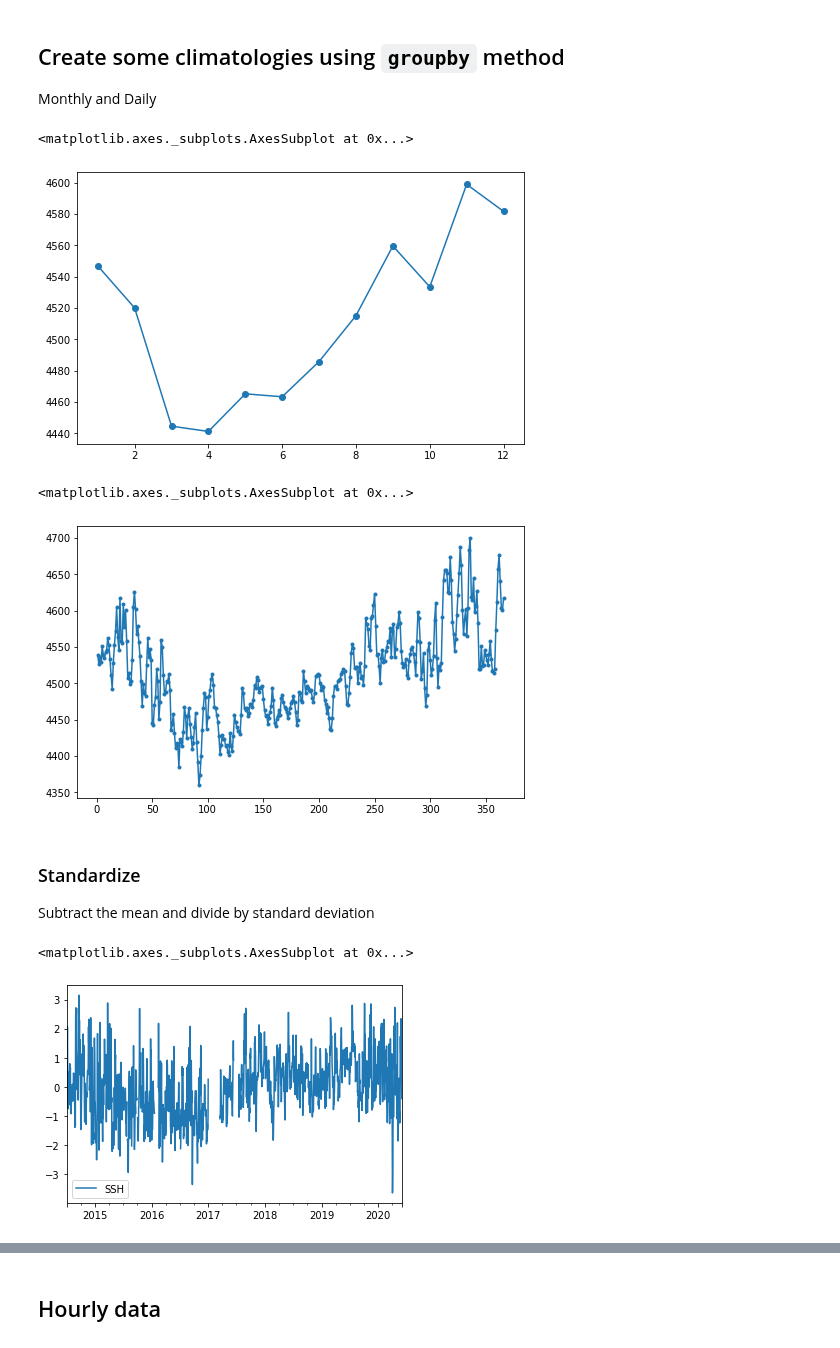
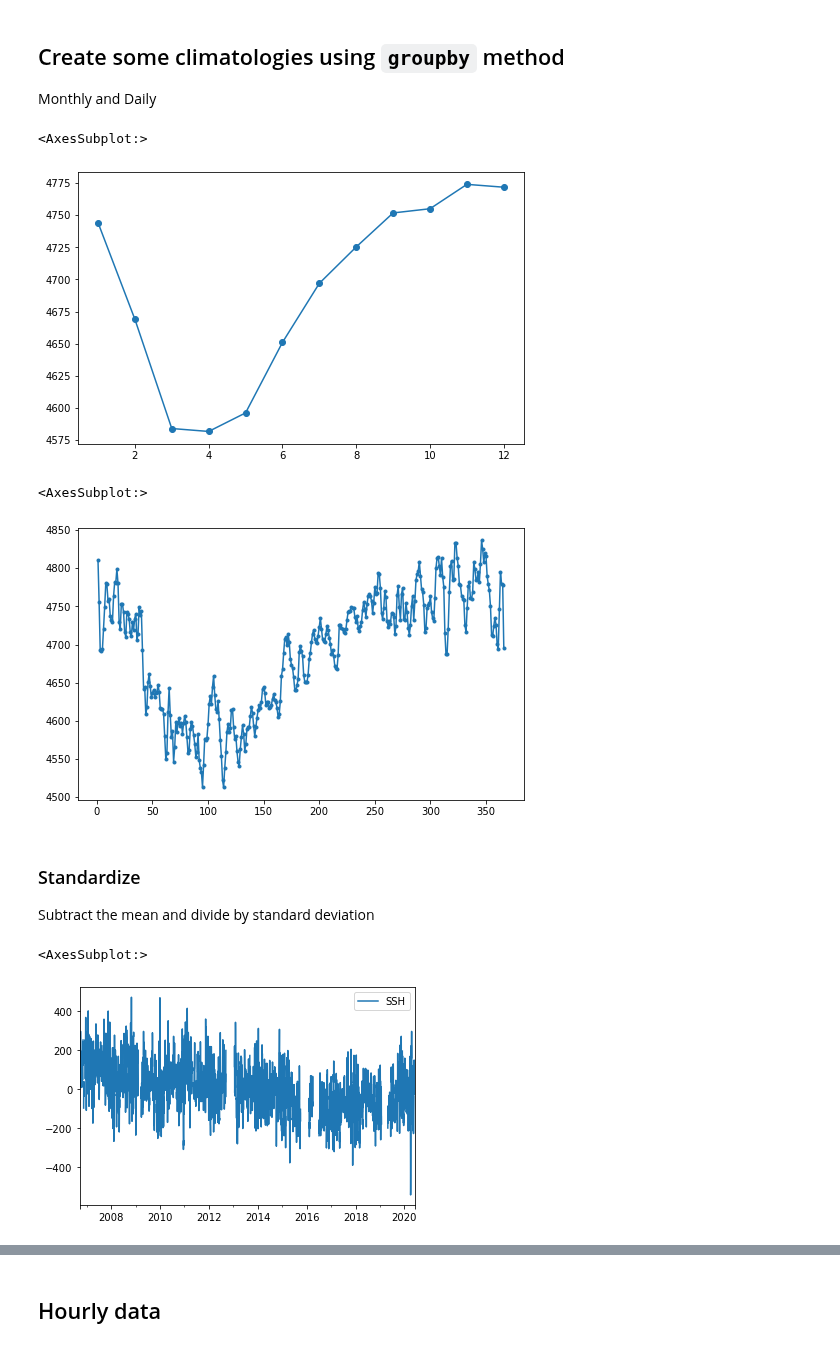
Before and after one commit to ldeo-arctictides/tidegauges-historical, a Jupyter notebook: example_read_psmsl.ipynb, the cells around one changed output, grey strips where cells are left out. Cells and saved outputs as stored; diff of their text form; code cells hidden in the pictures.

```diff
--- a/example_read_psmsl.ipynb
+++ b/example_read_psmsl.ipynb
@@ -105,7 +103,7 @@ def test_read_tidegauge_psmsl(path, columns=None):
 # %%
 dir_in = 'data/tidegauge'
 # file_in = 'h820'
-file_in = 'd820'
+file_in = 'd808'
 ext = '.csv'
 
 filepath = os.path.join(dir_in, file_in + ext)
@@ -197,8 +195,8 @@ fig = plt.figure(figsize=(8,5))
 monthly_climatology = df.groupby(df.index.month).mean()
 monthly_climatology.SSH.plot(marker='o')
 # %% [output]
-<matplotlib.axes._subplots.AxesSubplot at 0x...>
+<AxesSubplot:>
-[figure, old version]
+[figure, new version]
 # %%
 daily_climatology = df.groupby(df.index.dayofyear).mean() #aggregate({'SSH_DAILY_MEAN': 'mean',
 #                                                             'SSH_DAILY_MAX': 'max',
@@ -206,17 +204,17 @@ daily_climatology = df.groupby(df.index.dayofyear).mean() #aggregate({'SSH_DAILY
 fig = plt.figure(figsize=(8,5))
 daily_climatology.SSH.plot(marker='.')
 # %% [output]
-<matplotlib.axes._subplots.AxesSubplot at 0x...>
+<AxesSubplot:>
-[figure, old version]
+[figure, new version]
 # %% [markdown]
 ### Standardize
 Subtract the mean and divide by standard deviation
 # %%
 def standardize(x):
-    return (x - x.mean())/x.std()
+    return (x - x.mean())#/x.std()
 
 anomaly = df.groupby(df.index.month).transform(standardize)
 anomaly.plot(y='SSH')
 # %% [output]
-<matplotlib.axes._subplots.AxesSubplot at 0x...>
+<AxesSubplot:>
-[figure, old version]
+[figure, new version]
```
Also changed, not shown: parts of 22 cells of this notebook, 39 other files.
